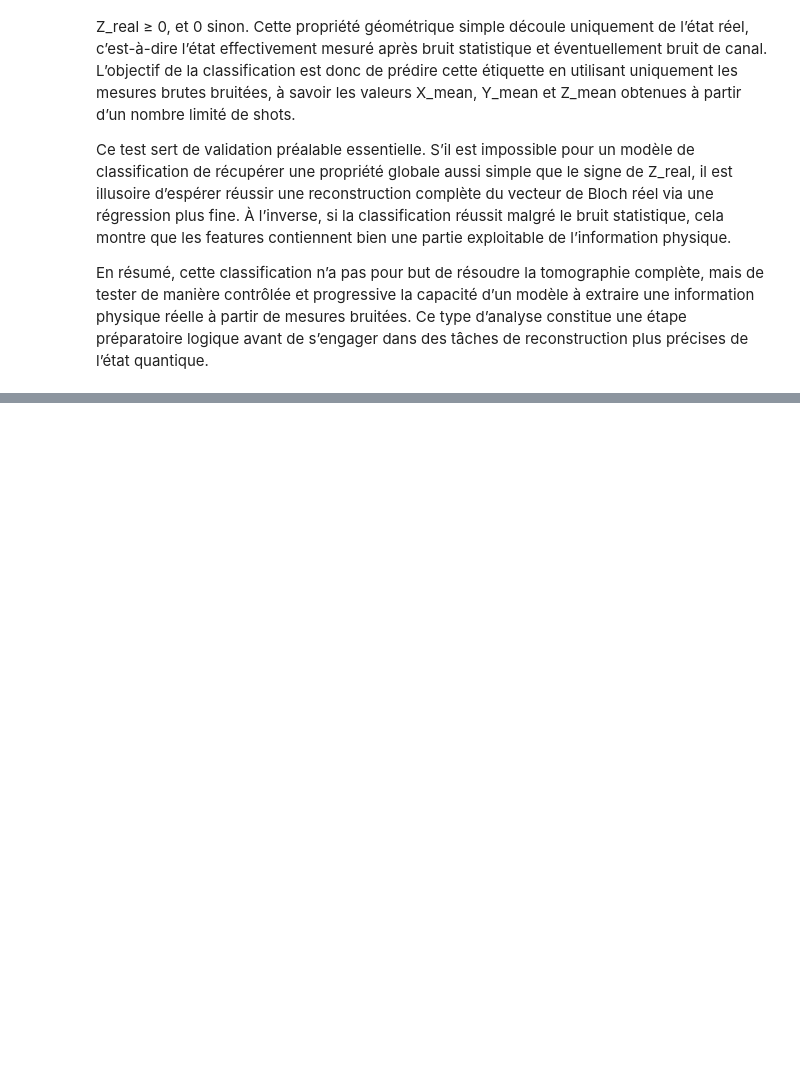
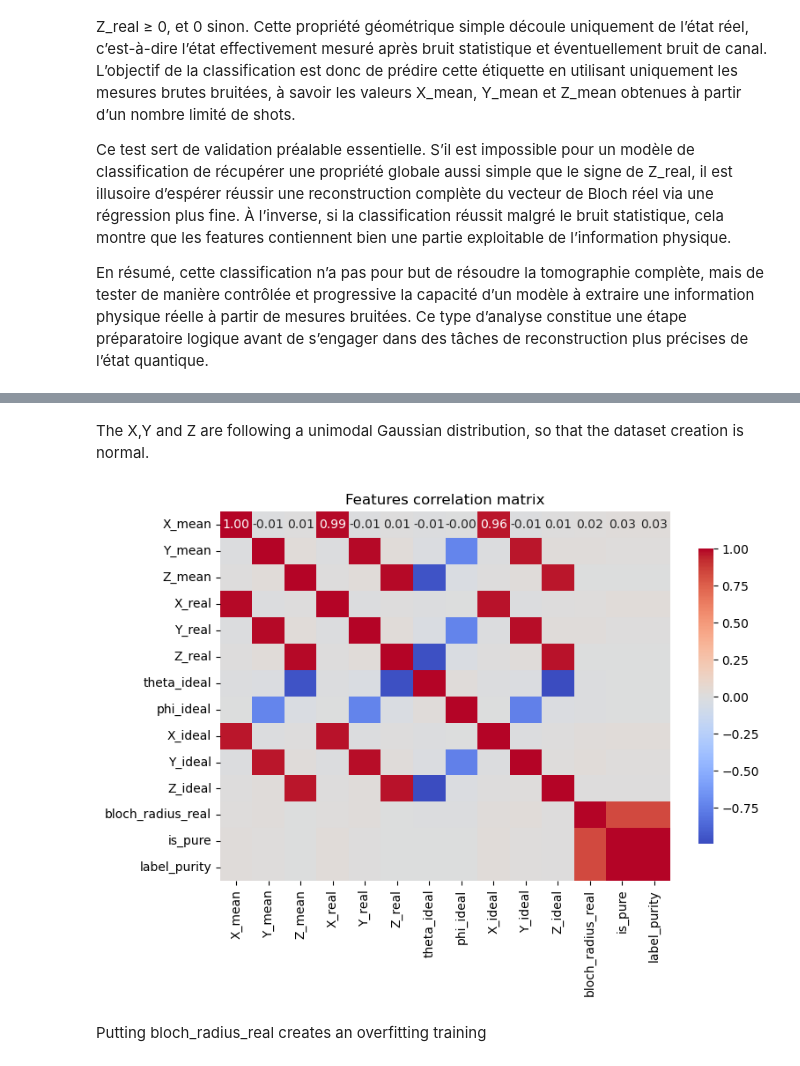
Before and after one commit to TonyPansera/Quantum-state-tomography, a Jupyter notebook: model_ML/test_classification.ipynb, the cells around one changed output, grey strips where cells are left out. Cells and saved outputs as stored; diff of their text form; code cells hidden in the pictures; blank space fills up the shorter version.

```diff
--- a/model_ML/test_classification.ipynb
+++ b/model_ML/test_classification.ipynb
@@ -161,0 +94,13 @@ En résumé, cette classification n’a pas pour but de résoudre la tomographie
+# %% [markdown]
+The X,Y and Z are following a unimodal Gaussian distribution, so that the dataset creation is normal.
+# %%
+# correlation matrix
+plt.figure(figsize=(8, 6))
+sns.heatmap(df_purity.corr(), annot=True, cmap='coolwarm', fmt='.2f', cbar_kws={"shrink": .8})
+plt.title('Features correlation matrix')
+plt.tight_layout()
+plt.show()
+# %% [output]
+[figure, added]
+# %% [markdown]
+Putting bloch_radius_real creates an overfitting training
```
Also changed, not shown: parts of 21 cells of this notebook, 1 other file.
